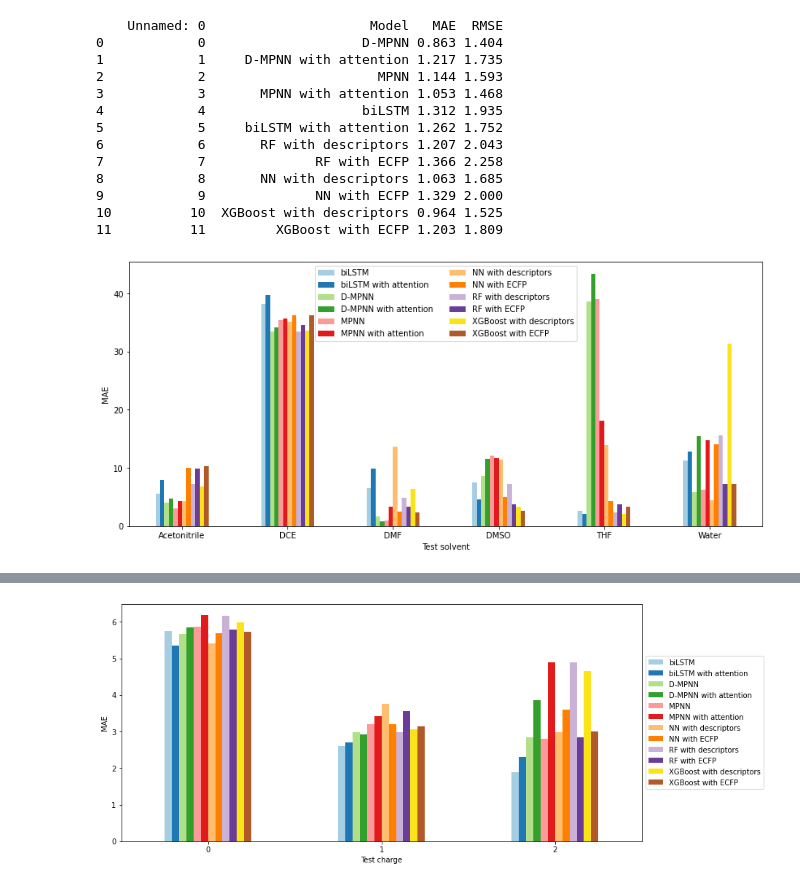
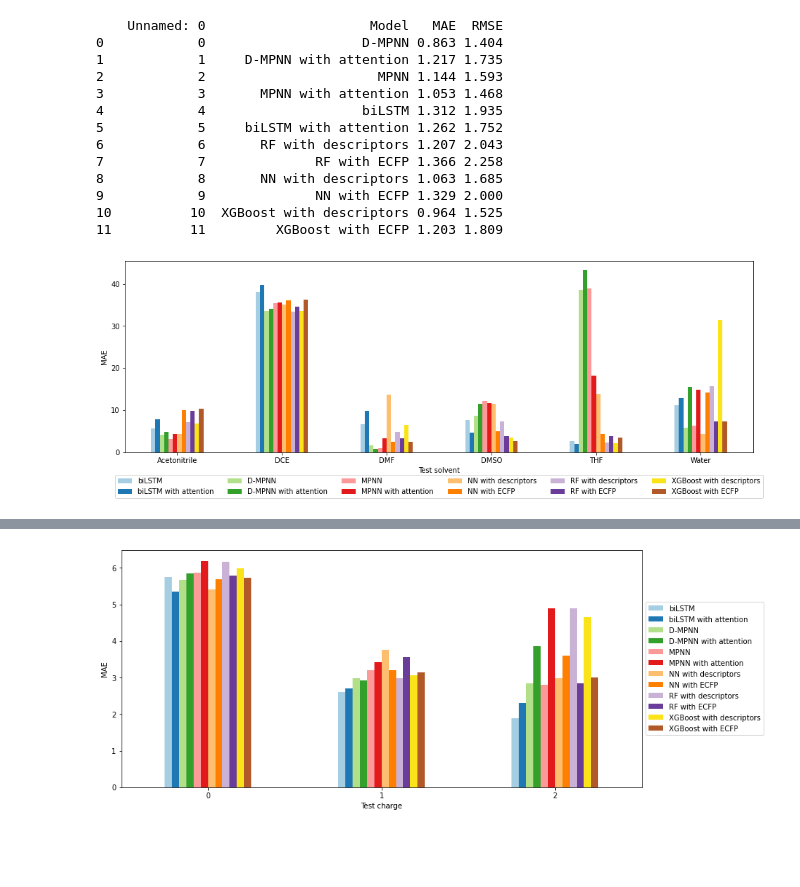
Before and after one commit to saratanov/git_honours, a Jupyter notebook: THESIS/solvent_results.ipynb, the cells around one changed output, grey strips where cells are left out. Drawn from its saved outputs; the diff is of its cells as text; code cells hidden in the pictures; blank space fills up the shorter version.

```diff
--- a/THESIS/solvent_results.ipynb
+++ b/THESIS/solvent_results.ipynb
@@ -220,27 +218,29 @@ print(df)
 # %%
 #LOSO
 df = pd.read_csv('finalised_results/LOSO_test.csv')
 df = df.replace({'Random forest': 'RF', 'MLP': 'NN', 'RGBoost':'XGBoost','RNN':'biLSTM'}, regex=True)
 
 solvent_name_key = {"CS(=O)C":"DMSO","CC#N":"Acetonitrile","C(CCl)Cl":"DCE","CN(C)C=O":"DMF","C1CCOC1":"THF","O":"Water"}
 df = df.replace(solvent_name_key)
 
 df_pivot = pd.pivot_table(df, values="MAE", index="LOSO solvent", columns="Model")
 cols = list(df_pivot.columns.values)
 df_pivot = df_pivot[sorted(cols, key=str.lower)]
 
 colours = ['#a6cee3','#1f78b4','#b2df8a','#33a02c','#fb9a99','#e31a1c',
            '#fdbf6f','#ff7f00','#cab2d6','#6a3d9a','#FAE318','#b15928']
 
 ax = df_pivot.plot.bar(color=colours, linewidth=5)
 fig = ax.get_figure()
-fig.set_size_inches(14, 6)
+fig.set_size_inches(16,5)
 ax.set_xlabel("Test solvent")
 ax.set_ylabel("MAE")
 plt.xticks(rotation=0)
 
-ax.legend(loc='best',ncol=2)
+# Put a legend below current axis
+ax.legend(loc='upper center', bbox_to_anchor=(0.5, -0.10),
+          fancybox=True, shadow=False, ncol=6)
 plt.savefig('LOSO.png')
 plt.show()
 # %% [output]
-[figure, old version]
+[figure, new version]
```
Also changed, not shown: parts of 6 cells of this notebook, 5 other files.
